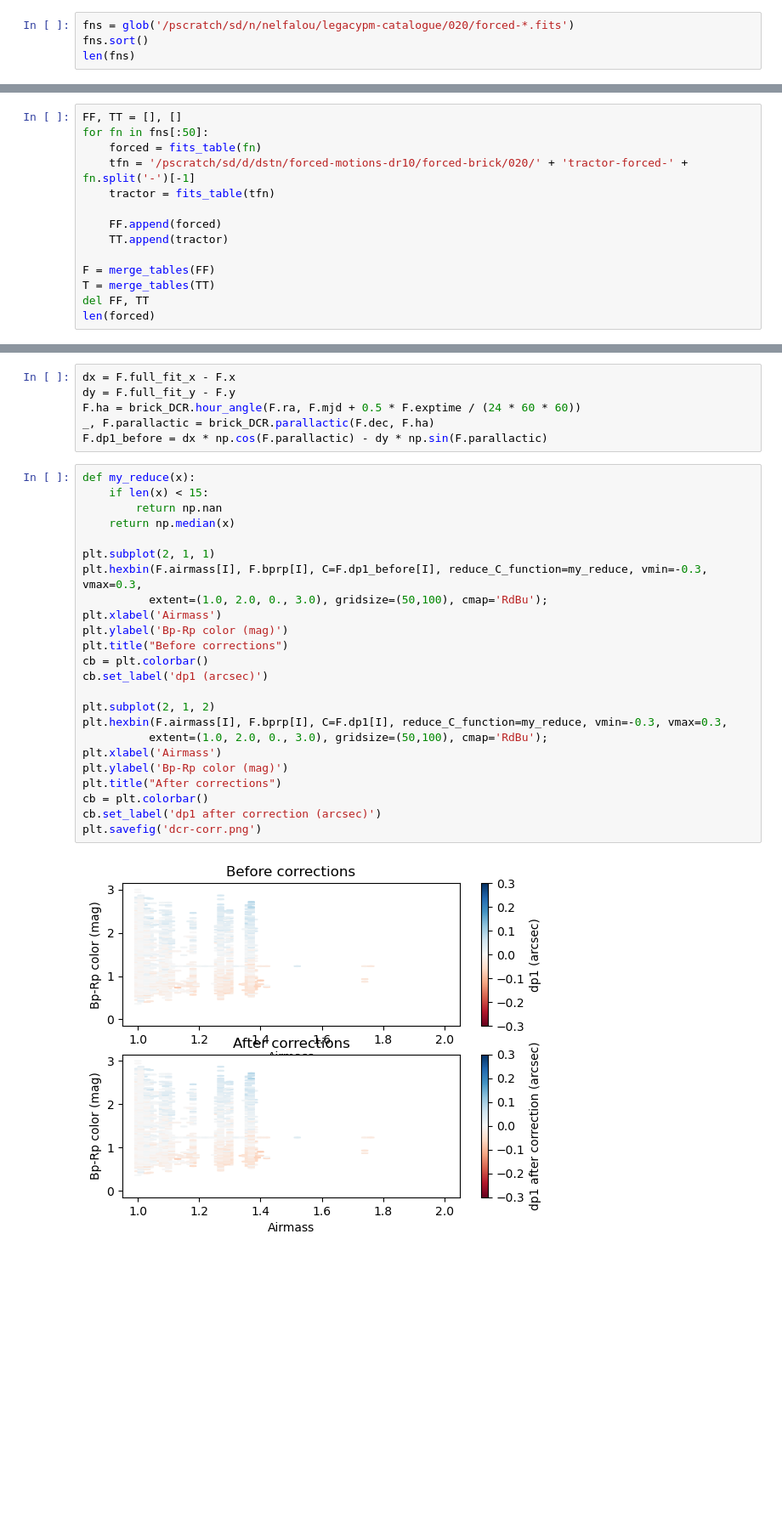
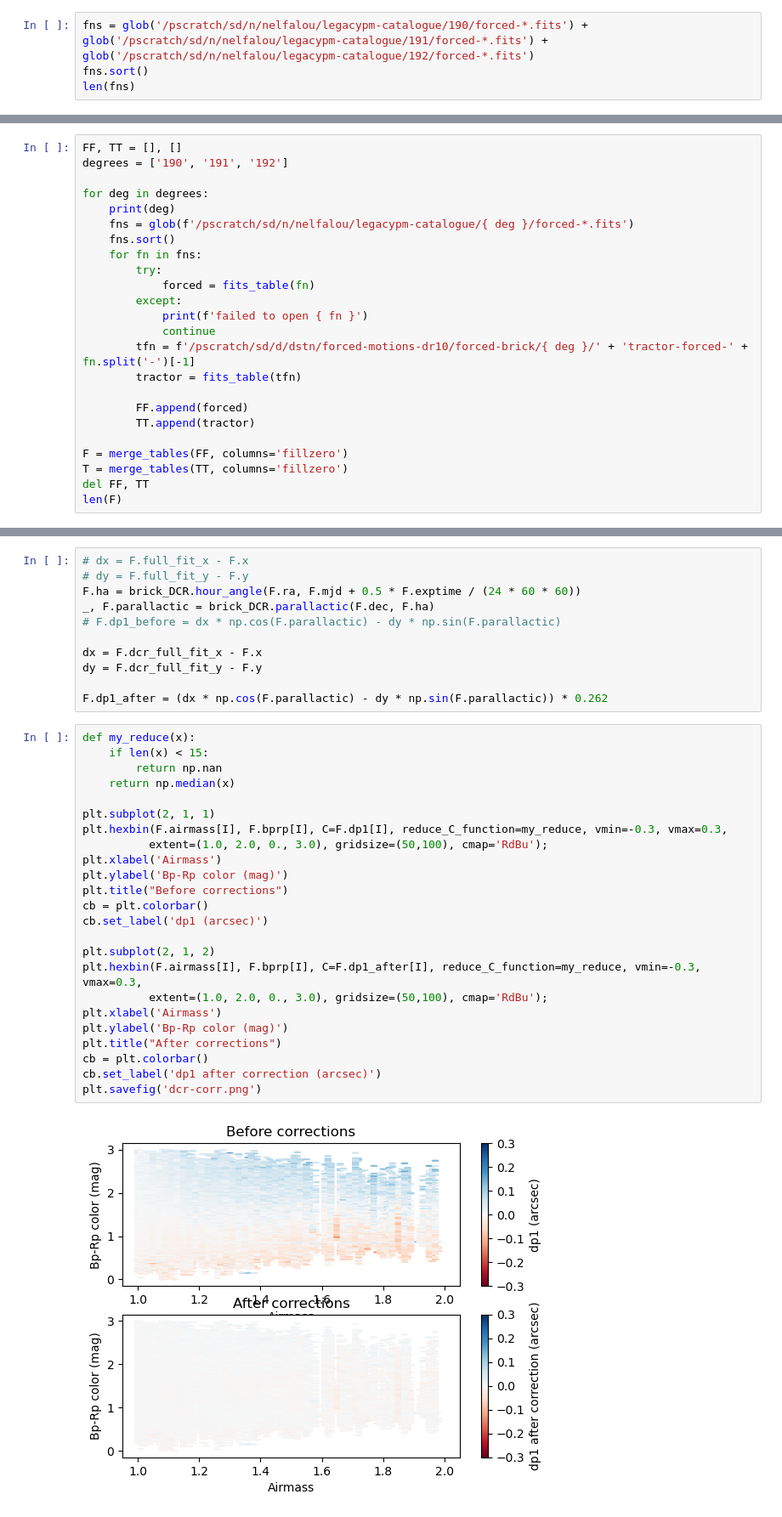
Before and after one commit to nadafalou/LegacyPM, a Jupyter notebook: run/dcr-plots.ipynb, the cells around one changed output, grey strips where cells are left out. Shown at 85% size. Saved outputs shown, nothing was run; the diff lists cells and outputs as text; blank space fills up the shorter version.

```diff
--- a/run/dcr-plots.ipynb
+++ b/run/dcr-plots.ipynb
@@ -11,7 +11,7 @@ sys.path.append(os.path.abspath(os.path.join(os.path.dirname('py_files'), '..'))
 from py_files import brick_DCR
 # forced = fits.open('/pscratch/sd/n/nelfalou/fw-test/forced-brickwise-0292p045.fits')[1].data
 # %%
-fns = glob('/pscratch/sd/n/nelfalou/legacypm-catalogue/020/forced-*.fits')
+fns = glob('/pscratch/sd/n/nelfalou/legacypm-catalogue/190/forced-*.fits') + glob('/pscratch/sd/n/nelfalou/legacypm-catalogue/191/forced-*.fits') + glob('/pscratch/sd/n/nelfalou/legacypm-catalogue/192/forced-*.fits')
 fns.sort()
 len(fns)
 # %% [output]
@@ -19,15 +19,25 @@ len(fns)
 # %%
 FF, TT = [], []
-for fn in fns[:50]:
-    forced = fits_table(fn)
-    tfn = '/pscratch/sd/d/dstn/forced-motions-dr10/forced-brick/020/' + 'tractor-forced-' + fn.split('-')[-1]
-    tractor = fits_table(tfn)
+degrees = ['190', '191', '192']
 
-    FF.append(forced)
-    TT.append(tractor)
+for deg in degrees:
+    print(deg)
+    fns = glob(f'/pscratch/sd/n/nelfalou/legacypm-catalogue/{ deg }/forced-*.fits')
+    fns.sort()
+    for fn in fns:
+        try:
+            forced = fits_table(fn)
+        except:
+            print(f'failed to open { fn }')
+            continue
+        tfn = f'/pscratch/sd/d/dstn/forced-motions-dr10/forced-brick/{ deg }/' + 'tractor-forced-' + fn.split('-')[-1]
+        tractor = fits_table(tfn)
 
-F = merge_tables(FF)
-T = merge_tables(TT)
+        FF.append(forced)
+        TT.append(tractor)
+
+F = merge_tables(FF, columns='fillzero')
+T = merge_tables(TT, columns='fillzero')
 del FF, TT
-len(forced)
+len(F)
 # %% [output]
@@ -167,34 +216,39 @@ len(I)
 # %%
-dx = F.full_fit_x - F.x
-dy = F.full_fit_y - F.y
+# dx = F.full_fit_x - F.x
+# dy = F.full_fit_y - F.y
 F.ha = brick_DCR.hour_angle(F.ra, F.mjd + 0.5 * F.exptime / (24 * 60 * 60))
 _, F.parallactic = brick_DCR.parallactic(F.dec, F.ha)
-F.dp1_before = dx * np.cos(F.parallactic) - dy * np.sin(F.parallactic)
+# F.dp1_before = dx * np.cos(F.parallactic) - dy * np.sin(F.parallactic)
+
+dx = F.dcr_full_fit_x - F.x
+dy = F.dcr_full_fit_y - F.y
+
+F.dp1_after = (dx * np.cos(F.parallactic) - dy * np.sin(F.parallactic)) * 0.262
 # %%
 def my_reduce(x):
     if len(x) < 15:
         return np.nan
     return np.median(x)
 
 plt.subplot(2, 1, 1)
-plt.hexbin(F.airmass[I], F.bprp[I], C=F.dp1_before[I], reduce_C_function=my_reduce, vmin=-0.3, vmax=0.3,
+plt.hexbin(F.airmass[I], F.bprp[I], C=F.dp1[I], reduce_C_function=my_reduce, vmin=-0.3, vmax=0.3,
           extent=(1.0, 2.0, 0., 3.0), gridsize=(50,100), cmap='RdBu');
 plt.xlabel('Airmass')
 plt.ylabel('Bp-Rp color (mag)')
 plt.title("Before corrections")
 cb = plt.colorbar()
 cb.set_label('dp1 (arcsec)')
 
 plt.subplot(2, 1, 2)
-plt.hexbin(F.airmass[I], F.bprp[I], C=F.dp1[I], reduce_C_function=my_reduce, vmin=-0.3, vmax=0.3,
+plt.hexbin(F.airmass[I], F.bprp[I], C=F.dp1_after[I], reduce_C_function=my_reduce, vmin=-0.3, vmax=0.3,
           extent=(1.0, 2.0, 0., 3.0), gridsize=(50,100), cmap='RdBu');
 plt.xlabel('Airmass')
 plt.ylabel('Bp-Rp color (mag)')
 plt.title("After corrections")
 cb = plt.colorbar()
 cb.set_label('dp1 after correction (arcsec)')
 plt.savefig('dcr-corr.png')
 # %% [output]
-[figure, old version]
+[figure, new version]
 # %%
 plt.subplot(2, 1, 1)
```
Also changed, not shown: parts of 6 cells of this notebook, 7 other files.
